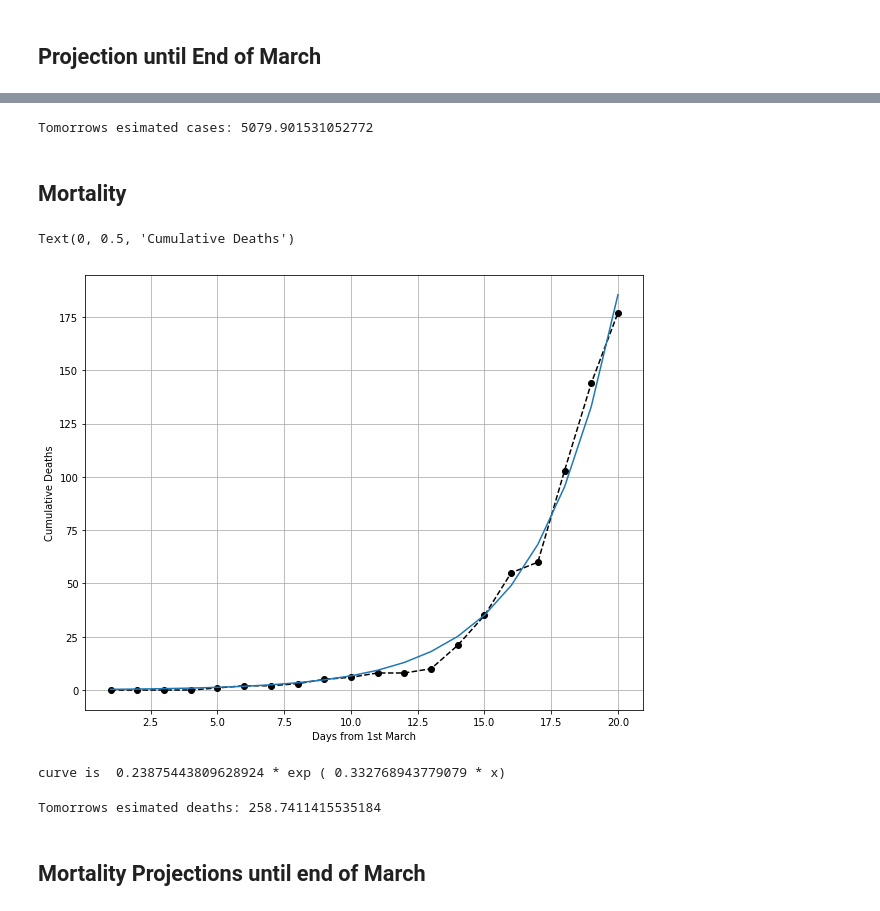
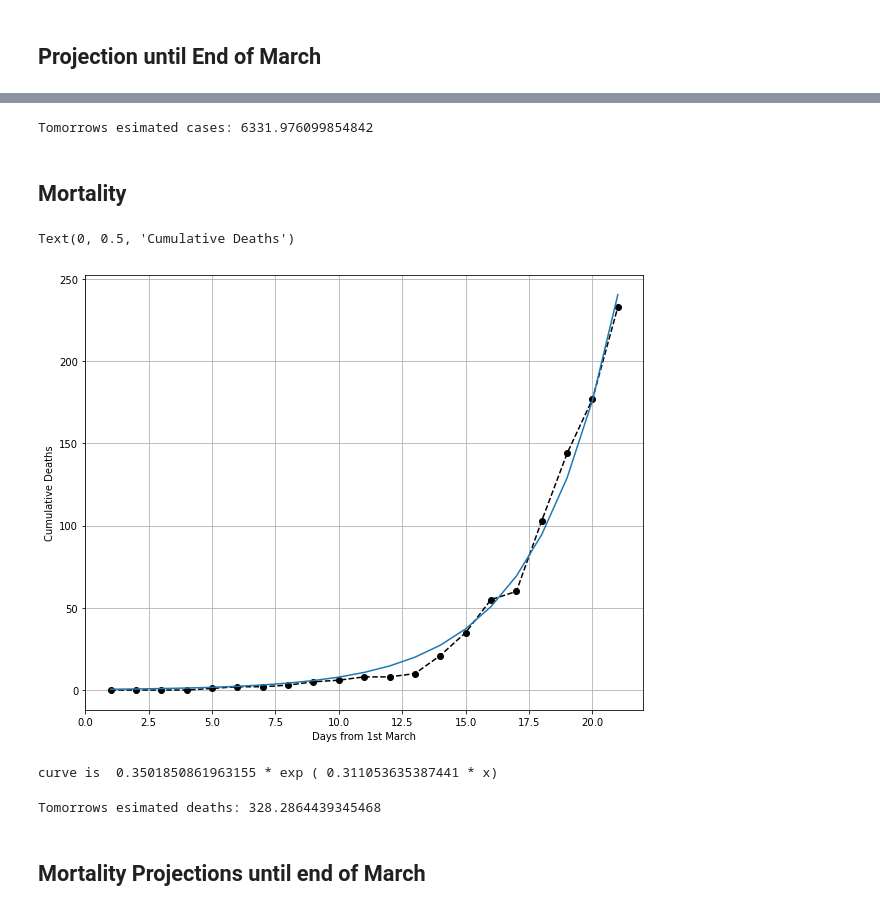
Before and after one commit to burntout/UK-Covid19, a Jupyter notebook: UK-Covid19-least-squares-fit.ipynb, the cells around one changed output, grey strips where cells are left out. Saved outputs shown, nothing was run; the diff lists cells and outputs as text; code cells hidden in the pictures.

```diff
--- a/UK-Covid19-least-squares-fit.ipynb
+++ b/UK-Covid19-least-squares-fit.ipynb
@@ -60,40 +60,40 @@ curve is  41.2179614519688 * exp ( 0.22924633513371362 * x)
 # %%
 tomorrow = a * np.exp ( b * (n+1))
-print ("Tomorrows esimated cases:", tomorrow)
+print ("Tomorrows estimated cases:", tomorrow)
 # %% [output]
-Tomorrows esimated cases: 5079.901531052772
+Tomorrows esimated cases: 6331.976099854842
 # %% [markdown]
 ## Mortality
 # %%
-uk_mortalitydata = [0,0,0,0,1,2,2,3,5,6,8,8,10,21,35,55,60,103,144,177]
+uk_mortalitydata = [0,0,0,0,1,2,2,3,5,6,8,8,10,21,35,55,60,103,144,177,233]
 #uk_mortalitydata = [1,2,2,3,5,6,8,8,10,21,35,55,60,103,144,177]
 
 mortalitydata = uk_mortalitydata
 
 n = len(mortalitydata)
 x = np.linspace(1, n, n)
 
 (a, b), _ = opt.curve_fit(f, x, mortalitydata)
 
 fig, ax = plt.subplots(1, figsize=(10, 8))
 ax.plot(x, mortalitydata, 'o--k')
 y_fit = f(x, a, b)
 ax.plot(x, y_fit, '-')
 plt.grid()
 plt.xlabel("Days from 1st March")
 plt.ylabel("Cumulative Deaths")
 # %% [output]
 Text(0, 0.5, 'Cumulative Deaths')
-[figure, old version]
+[figure, new version]
 # %%
 print("curve is ", a , "* exp (" ,b, "* x)")
 # %% [output]
-curve is  0.23875443809628924 * exp ( 0.332768943779079 * x)
+curve is  0.3501850861963155 * exp ( 0.311053635387441 * x)
 # %%
 tomorrow = a * np.exp ( b * (n+1))
-print ("Tomorrows esimated deaths:", tomorrow)
+print ("Tomorrows estimated deaths:", tomorrow)
 # %% [output]
-Tomorrows esimated deaths: 258.7411415535184
+Tomorrows esimated deaths: 328.2864439345468
 # %% [markdown]
 ## Mortality Projections until end of March
 # %%
```
Also changed, not shown: parts of 8 cells of this notebook.
